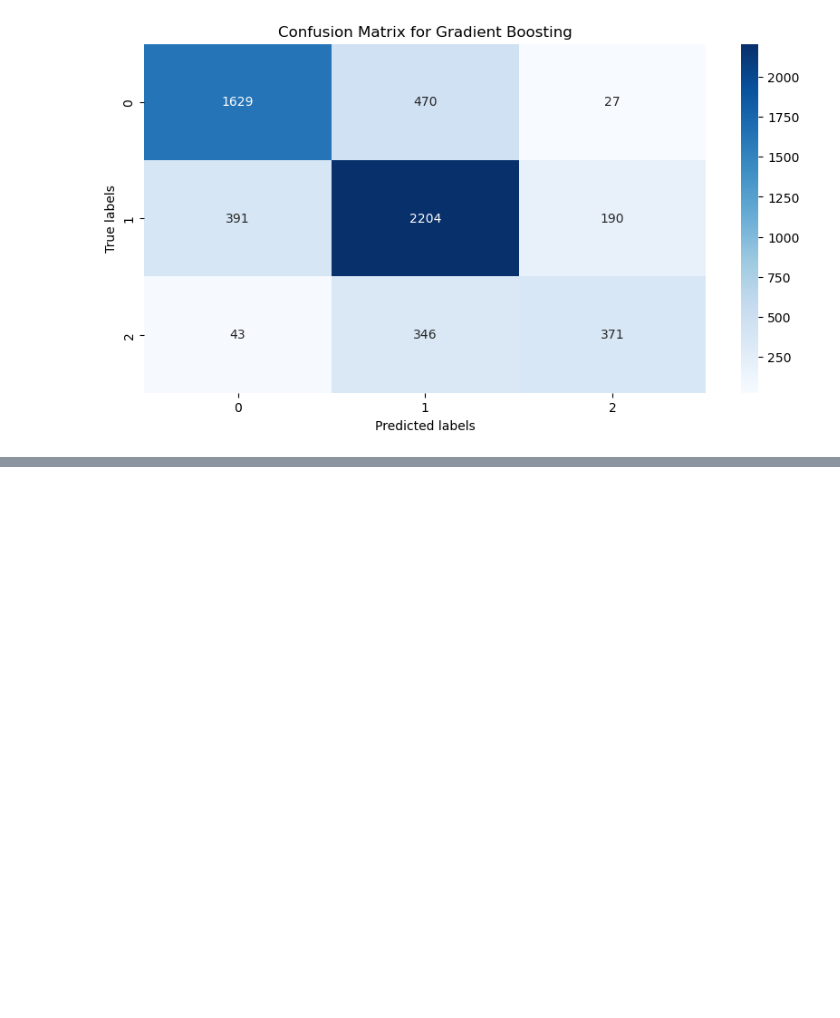
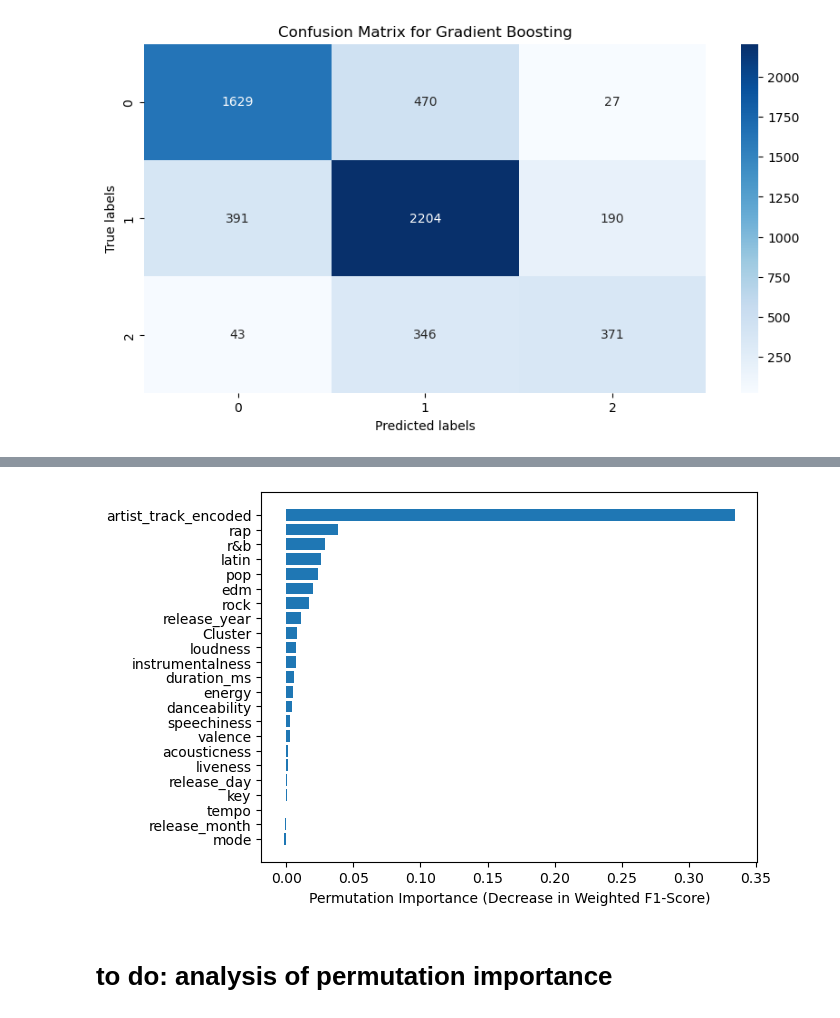
Before and after one commit to EliotAtlani/hit-predict, a Jupyter notebook: notebooks/baseline_pipeline.ipynb, the cells around one changed output, grey strips where cells are left out. Saved outputs shown, nothing was run; the diff lists cells and outputs as text; code cells hidden in the pictures; blank space fills up the shorter version.

Commit message:
analysis, permutation importance, future directions

```diff
--- a/notebooks/baseline_pipeline.ipynb
+++ b/notebooks/baseline_pipeline.ipynb
@@ -1084,0 +1140,11 @@ Results:
+# %%
+perm_importance = permutation_importance(best_gb, X_test, y_test, scoring='f1_macro', n_repeats=10, random_state=42)
+
+sorted_idx = perm_importance.importances_mean.argsort()
+plt.barh(X_test.columns[sorted_idx], perm_importance.importances_mean[sorted_idx])
+plt.xlabel("Permutation Importance (Decrease in Weighted F1-Score)")
+plt.show()
+# %% [output]
+[figure, added]
+# %% [markdown]
+# to do: analysis of permutation importance
```
Also changed, not shown: parts of 26 cells of this notebook.
